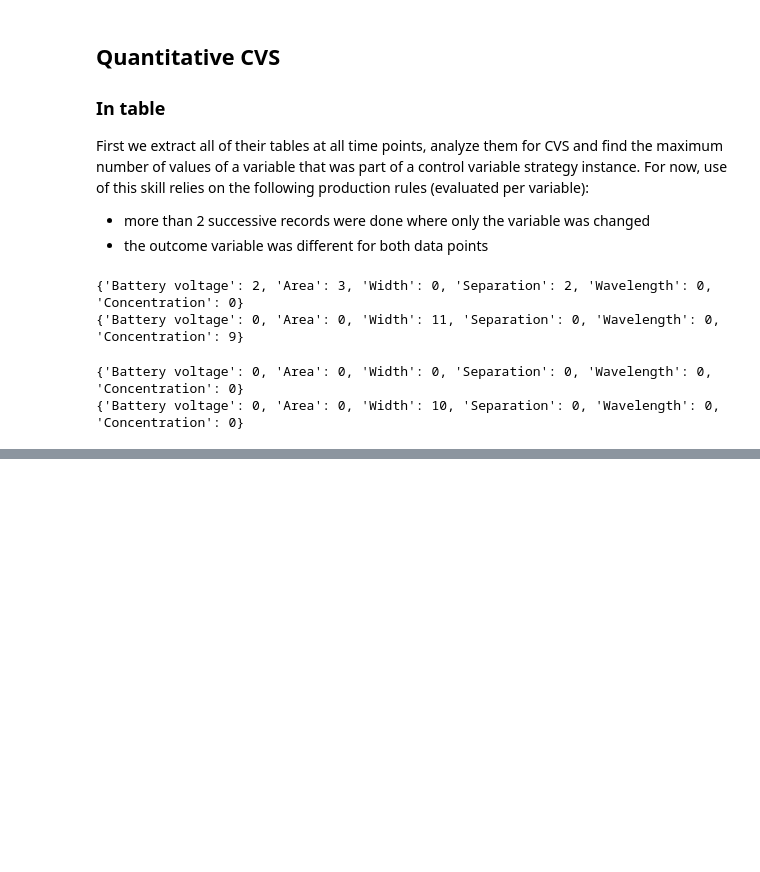
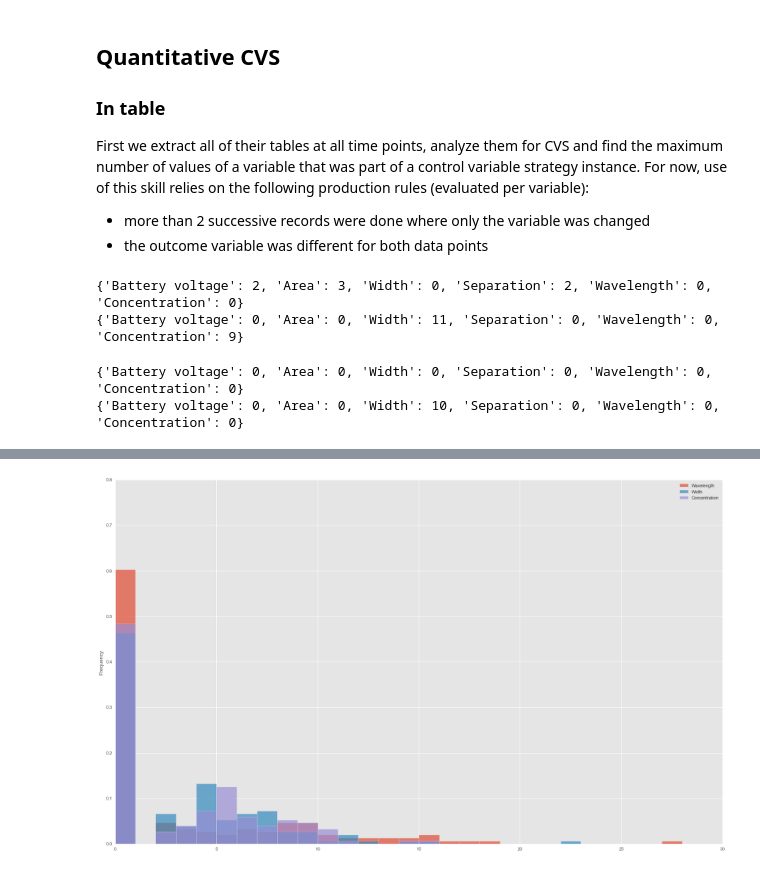
Before and after one commit to jmassall/inquiry_virtualLabs_study, a Jupyter notebook: analyzing_log/cvs_detector.ipynb, the cells around one changed output, grey strips where cells are left out. Drawn from its saved outputs; the diff is of its cells as text; code cells hidden in the pictures; blank space fills up the shorter version.

```diff
--- a/analyzing_log/cvs_detector.ipynb
+++ b/analyzing_log/cvs_detector.ipynb
@@ -159,0 +233,16 @@ print get_cvs_per_variable_in_graph(df2)
+# %%
+graph_cvs_df = pd.DataFrame({'student id':ids, 'Battery voltage':0, 'Area':0, 'Separation':0,'Wavelength':0,'Width':0, 'Concentration':0})
+graph_cvs_df =  graph_cvs_df.set_index('student id')
+
+for i,studentid in enumerate(ids):
+    for sim in ['beers','capacitor']:
+        parsed_file = find_student_log_file(sim,studentid)
+        df = prep_parsing_data(parsed_file)
+        if not df.empty:
+            try:
+                cvs = get_cvs_per_variable_in_graph(df)
+                for var, n_samples in cvs.iteritems():
+                    if n_samples >0:
+                        graph_cvs_df.loc[studentid][var] = n_samples
+            except:
+                pass
@@ -159,0 +262,4 @@ print get_cvs_per_variable_in_graph(df2)
+# %%
+plt = graph_cvs_df[['Wavelength','Width','Concentration']].plot.hist(alpha=0.7,bins=range(30),normed =True,ylim=(0,0.8))
+# %% [output]
+[figure, added]
```
Also changed, not shown: parts of 13 cells of this notebook, 2 other files.
